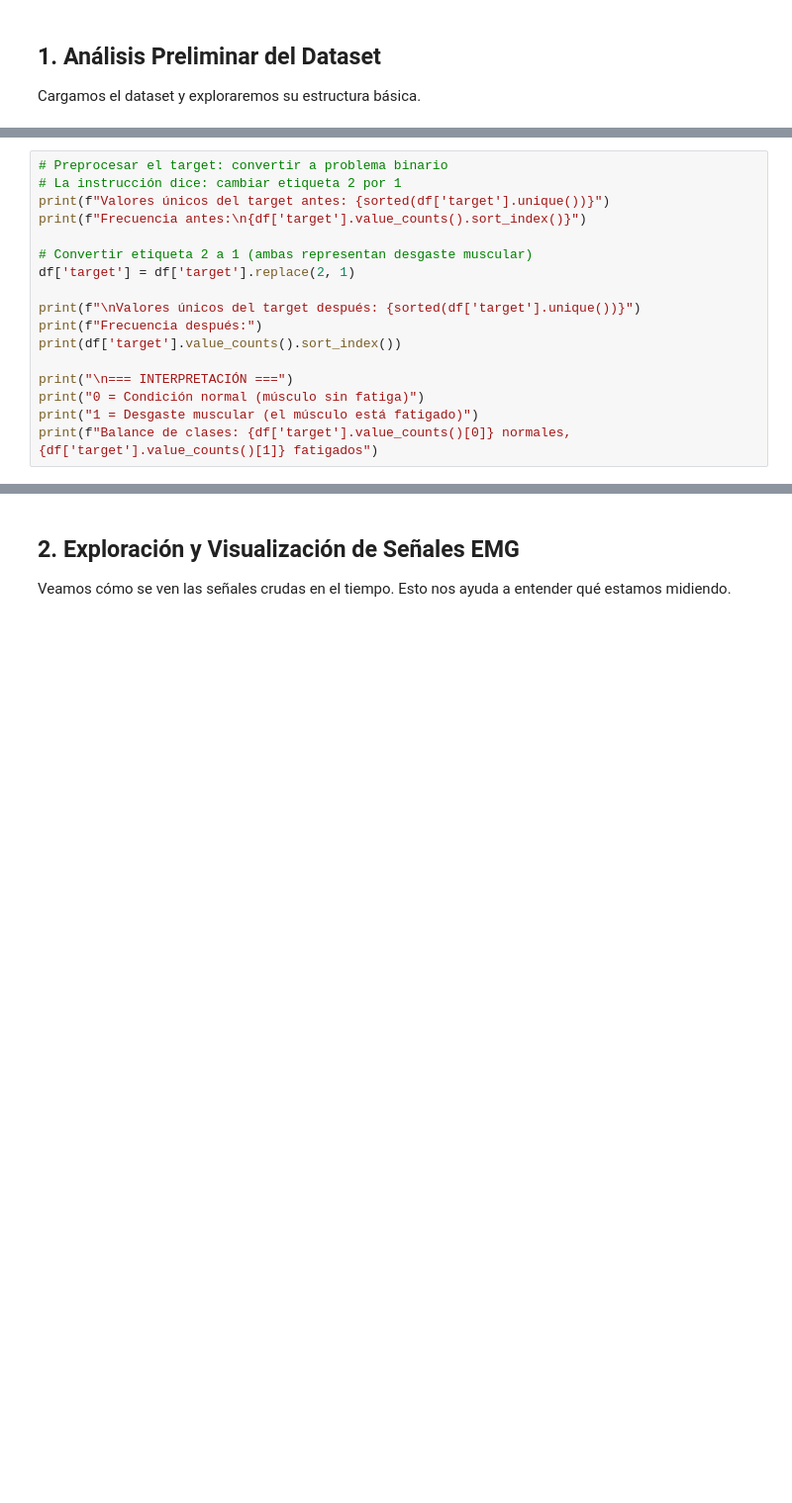
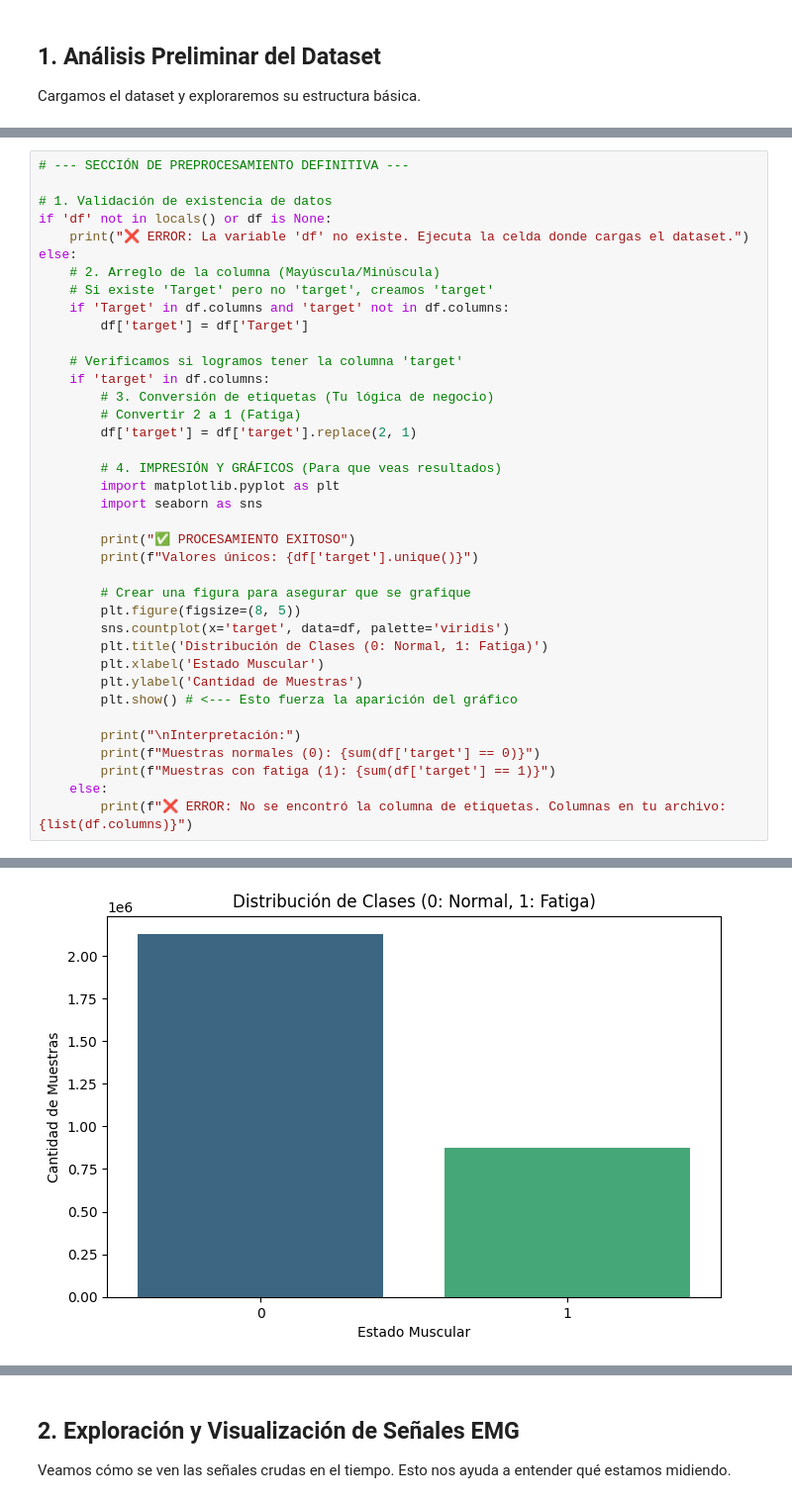
Before and after one commit to JUANDAVIDORM/workshop_2, a Jupyter notebook: clasificacion/clasificacion.ipynb, the cells around one changed output, grey strips where cells are left out. Shown at 99% size. Drawn from its saved outputs; the diff is of its cells as text; blank space fills up the shorter version.

```diff
--- a/clasificacion/clasificacion.ipynb
+++ b/clasificacion/clasificacion.ipynb
@@ -70,17 +90,39 @@ print(df.columns.tolist())
 # %%
-# Preprocesar el target: convertir a problema binario
-# La instrucción dice: cambiar etiqueta 2 por 1
-print(f"Valores únicos del target antes: {sorted(df['target'].unique())}")
-print(f"Frecuencia antes:\n{df['target'].value_counts().sort_index()}")
+# --- SECCIÓN DE PREPROCESAMIENTO DEFINITIVA ---
 
-# Convertir etiqueta 2 a 1 (ambas representan desgaste muscular)
-df['target'] = df['target'].replace(2, 1)
+# 1. Validación de existencia de datos
+if 'df' not in locals() or df is None:
+    print("❌ ERROR: La variable 'df' no existe. Ejecuta la celda donde cargas el dataset.")
+else:
+    # 2. Arreglo de la columna (Mayúscula/Minúscula)
+    # Si existe 'Target' pero no 'target', creamos 'target'
+    if 'Target' in df.columns and 'target' not in df.columns:
+        df['target'] = df['Target']
 
-print(f"\nValores únicos del target después: {sorted(df['target'].unique())}")
-print(f"Frecuencia después:")
-print(df['target'].value_counts().sort_index())
+    # Verificamos si logramos tener la columna 'target'
+    if 'target' in df.columns:
+        # 3. Conversión de etiquetas (Tu lógica de negocio)
+        # Convertir 2 a 1 (Fatiga)
+        df['target'] = df['target'].replace(2, 1)
 
-print("\n=== INTERPRETACIÓN ===")
-print("0 = Condición normal (músculo sin fatiga)")
-print("1 = Desgaste muscular (el músculo está fatigado)")
-print(f"Balance de clases: {df['target'].value_counts()[0]} normales, {df['target'].value_counts()[1]} fatigados")
+        # 4. IMPRESIÓN Y GRÁFICOS (Para que veas resultados)
+        import matplotlib.pyplot as plt
+        import seaborn as sns
+
+        print("✅ PROCESAMIENTO EXITOSO")
+        print(f"Valores únicos: {df['target'].unique()}")
+
+        # Crear una figura para asegurar que se grafique
+        plt.figure(figsize=(8, 5))
+        sns.countplot(x='target', data=df, palette='viridis')
+        plt.title('Distribución de Clases (0: Normal, 1: Fatiga)')
+        plt.xlabel('Estado Muscular')
+        plt.ylabel('Cantidad de Muestras')
+        plt.show() # <--- Esto fuerza la aparición del gráfico
+
+        print("\nInterpretación:")
+        print(f"Muestras normales (0): {sum(df['target'] == 0)}")
+        print(f"Muestras con fatiga (1): {sum(df['target'] == 1)}")
+    else:
+        print(f"❌ ERROR: No se encontró la columna de etiquetas. Columnas en tu archivo: {list(df.columns)}")
+# %% [output]
@@ -86,0 +131 @@ print(f"Balance de clases: {df['target'].value_counts()[0]} normales, {df['targe
+[figure, added]
```
Also changed, not shown: parts of 8 cells of this notebook, 3 other files.
